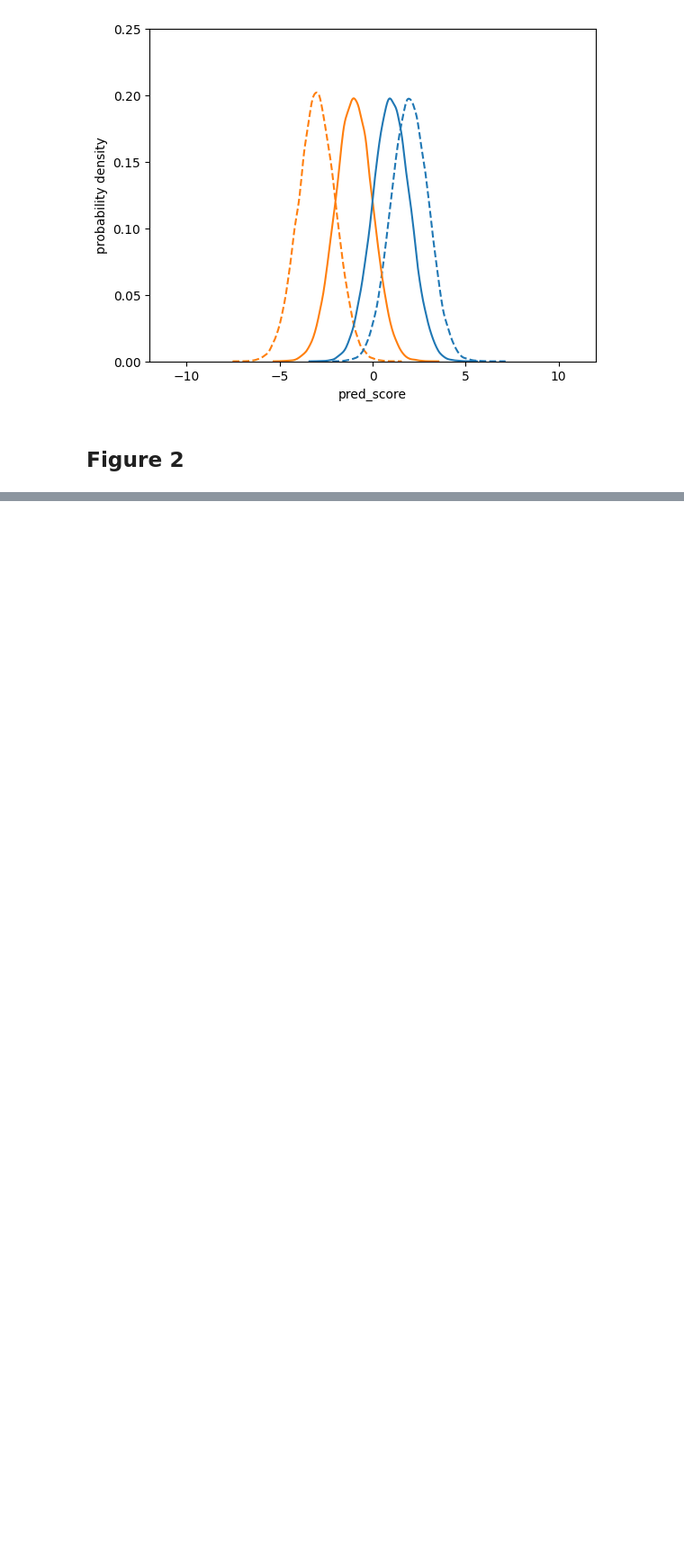
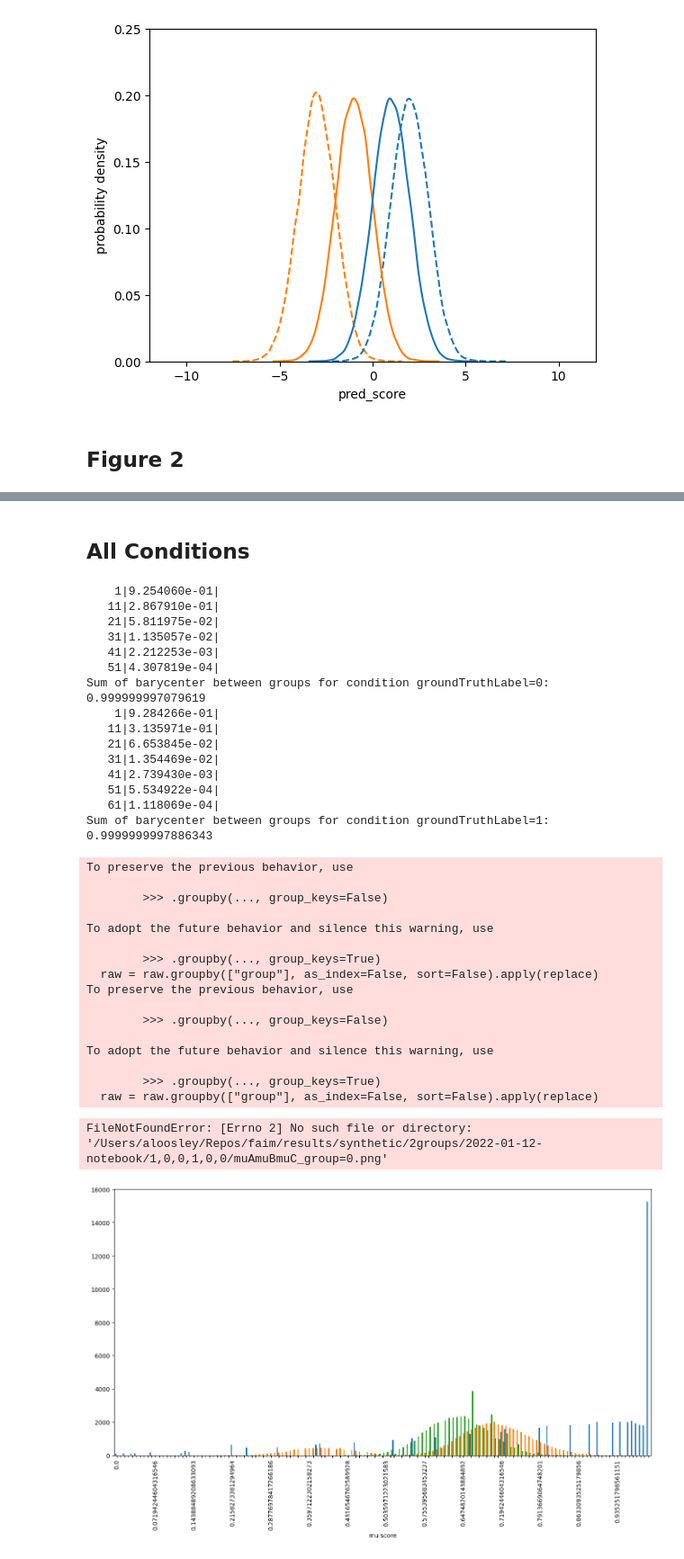
Before and after one commit to aloosley/faim, a Jupyter notebook: notebooks/Figures.ipynb, the cells around one changed output, grey strips where cells are left out. Shown at 90% size. Saved outputs shown, nothing was run; the diff lists cells and outputs as text; code cells hidden in the pictures; blank space fills up the shorter version.

```diff
--- a/notebooks/Figures.ipynb
+++ b/notebooks/Figures.ipynb
@@ -63,0 +207,63 @@ fig.savefig("figures/figure1.svg", format="svg")
+# %% [markdown]
+## All Conditions
+# %%
+thetas_by_condition = [
+    {0: np.array([1, 0, 0]), 1: np.array([1, 0, 0])},
+    {0: np.array([0, 1, 0]), 1: np.array([0, 1, 0])},
+    {0: np.array([0, 0, 1]), 1: np.array([0, 0, 1])},
+    {0: np.array([1, 1, 1]), 1: np.array([1, 1, 1])},
+]
+result_dir_by_condition = [
+    Path("../results/synthetic/2groups/2022-01-12-notebook/1,0,0,1,0,0/"),
+    Path("../results/synthetic/2groups/2022-01-12-notebook/0,1,0,0,1,0/"),
+    Path("../results/synthetic/2groups/2022-01-12-notebook/0,0,1,0,0,1/"),
+    Path("../results/synthetic/2groups/2022-01-12-notebook/1,1,1,1,1,1/"),
+]
+
+results_by_condition = []
+for thetas, result_dir in zip(theta_by_condition, result_dir_by_condition):
+    fair_interpolation_method = FairInterpolationMethod(
+        rawData=data,
+        group_names=group_names,
+        pred_score_column=pred_score_column,
+        score_stepsize=score_stepsize,
+        thetas=thetas,
+        regForOT=optimal_transport_regularization,
+        path=result_dir,
+        plot=False,
+    )
+    results_by_condition.append(fair_interpolation_method.run())
+# %% [output]
+    1|9.254060e-01|
+   11|2.867910e-01|
+   21|5.811975e-02|
+   31|1.135057e-02|
+   41|2.212253e-03|
+   51|4.307819e-04|
+Sum of barycenter between groups for condition groundTruthLabel=0: 0.999999997079619
+    1|9.284266e-01|
+   11|3.135971e-01|
+   21|6.653845e-02|
+   31|1.354469e-02|
+   41|2.739430e-03|
+   51|5.534922e-04|
+   61|1.118069e-04|
+Sum of barycenter between groups for condition groundTruthLabel=1: 0.9999999997886343
+To preserve the previous behavior, use
+
+        >>> .groupby(..., group_keys=False)
+
+To adopt the future behavior and silence this warning, use
+
+        >>> .groupby(..., group_keys=True)
+  raw = raw.groupby(["group"], as_index=False, sort=False).apply(replace)
+To preserve the previous behavior, use
+
+        >>> .groupby(..., group_keys=False)
+
+To adopt the future behavior and silence this warning, use
+
+        >>> .groupby(..., group_keys=True)
+  raw = raw.groupby(["group"], as_index=False, sort=False).apply(replace)
+FileNotFoundError: [Errno 2] No such file or directory: '/Users/aloosley/Repos/faim/results/synthetic/2groups/2022-01-12-notebook/1,0,0,1,0,0/muAmuBmuC_group=0.png'
+[figure, added]
```
Also changed, not shown: parts of 12 cells of this notebook, 4 other files.
